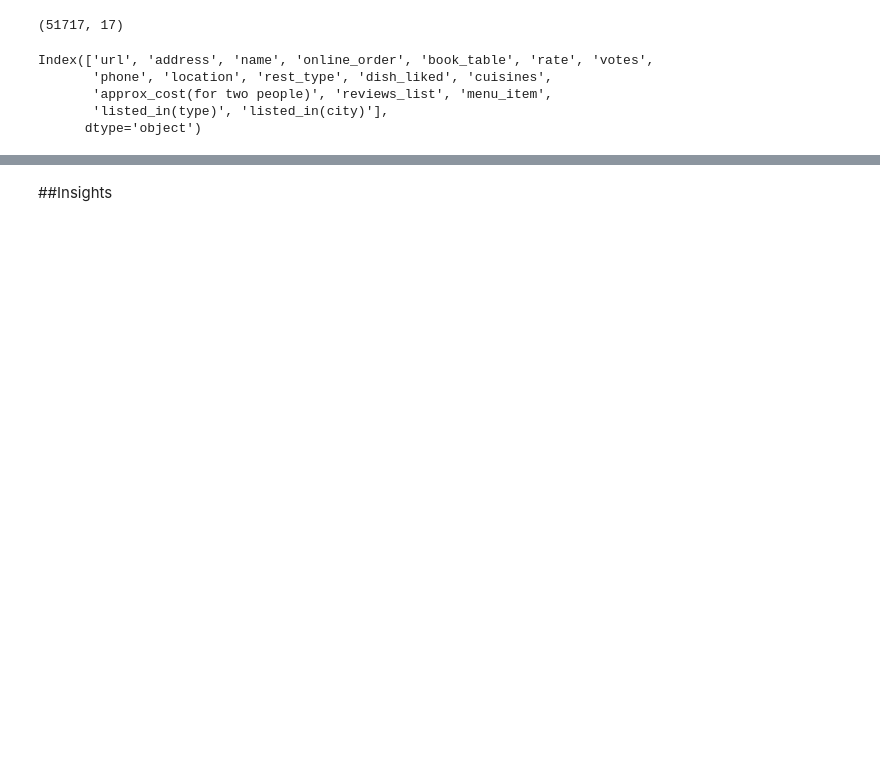
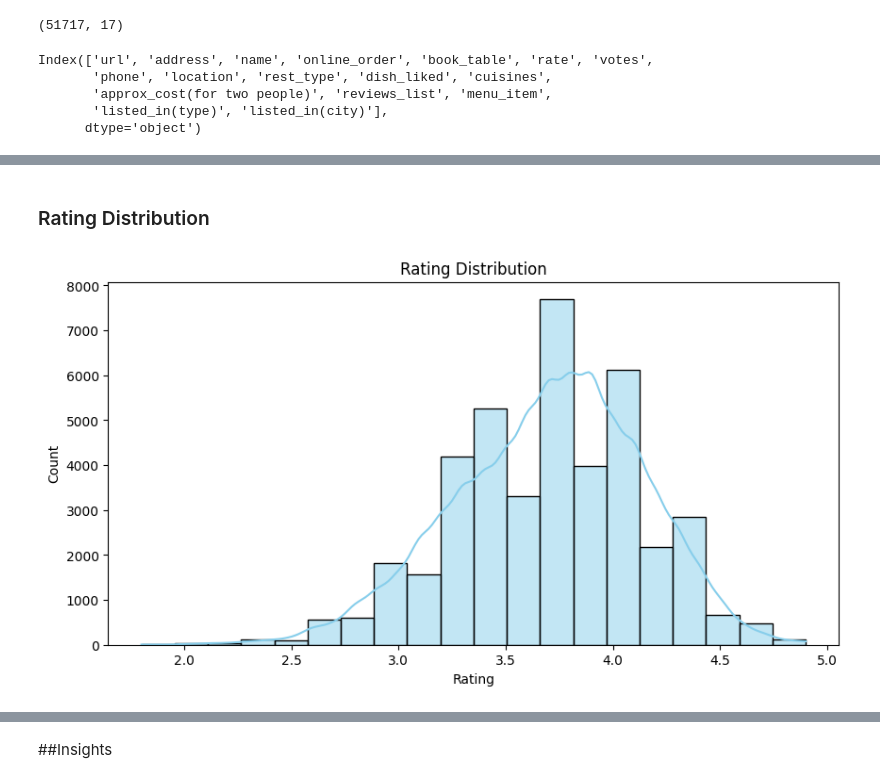
Before and after one commit to surajss28/Data-Analysis-Project, a Jupyter notebook: Zomato_Banglore_Analysis.ipynb, the cells around one changed output, grey strips where cells are left out. Cells and saved outputs as stored; diff of their text form; code cells hidden in the pictures; blank space fills up the shorter version.

```diff
--- a/Zomato_Banglore_Analysis.ipynb
+++ b/Zomato_Banglore_Analysis.ipynb
@@ -399,0 +131,2 @@ most_prepared.plot(kind='barh')
+# %%
+df['has_table_booking'] = df['book_table'].map({'yes': 1, 'no': 0})
@@ -399,0 +187,11 @@ most_prepared.plot(kind='barh')
+# %% [markdown]
+###  Rating Distribution
+# %%
+plt.figure(figsize=(10,5))
+sns.histplot(df['rate'].dropna(), bins=20, kde=True, color='skyblue')
+plt.title('Rating Distribution')
+plt.xlabel('Rating')
+plt.ylabel('Count')
+plt.show()
+# %% [output]
+[figure, added]
```
Also changed, not shown: parts of 134 cells of this notebook.
